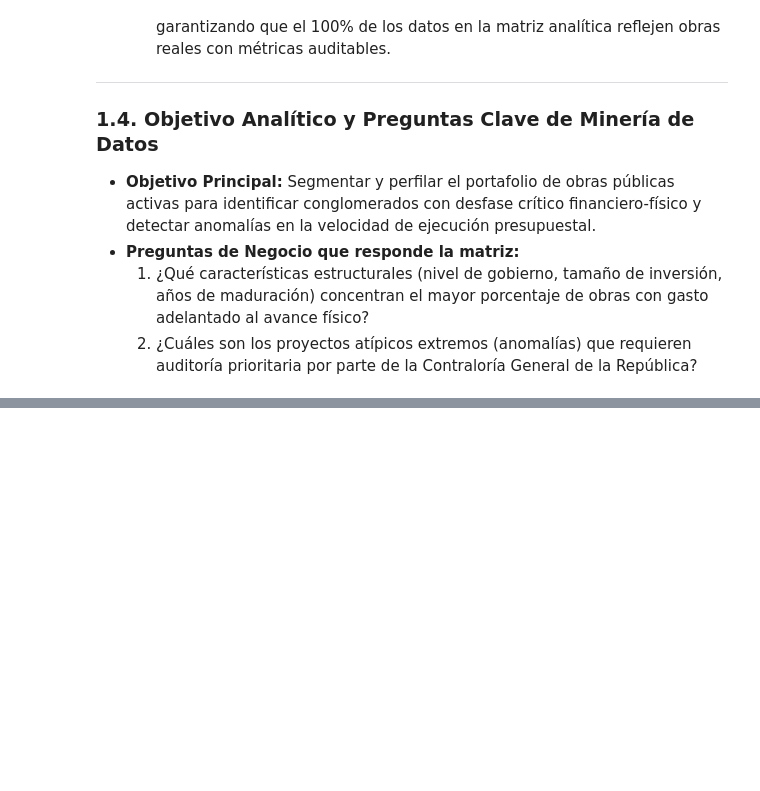
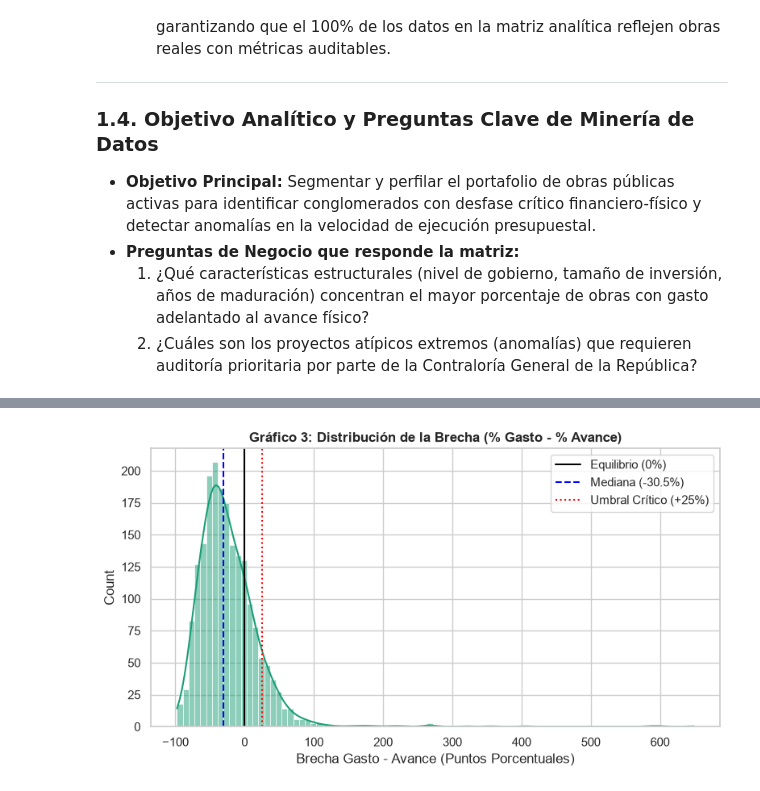
Before and after one commit to RomyUP1411/data-mining-project, a Jupyter notebook: Entrega_2/Entrega_2_Data_Hunters.ipynb, the cells around one changed output, grey strips where cells are left out. Saved outputs shown, nothing was run; the diff lists cells and outputs as text; code cells hidden in the pictures; blank space fills up the shorter version.

```diff
--- a/Entrega_2/Entrega_2_Data_Hunters.ipynb
+++ b/Entrega_2/Entrega_2_Data_Hunters.ipynb
@@ -640,0 +480,13 @@ Dimensiones finales: (1978, 13)
+# %%
+# Gráfico 3: Histograma y Densidad de la Brecha (Gasto - Avance)
+fig3, ax3 = plt.subplots(figsize=(8, 4.5))
+sns.histplot(data=df_eda, x="brecha", kde=True, color="#1b9e77", ax=ax3)
+ax3.axvline(0, color="black", linestyle="-", label="Equilibrio (0%)")
+ax3.axvline(df_eda["brecha"].median(), color="blue", linestyle="--", label=f"Mediana ({df_eda['brecha'].median():.1f}%)")
+ax3.axvline(25, color="red", linestyle=":", label="Umbral Crítico (+25%)")
+ax3.set_title("Gráfico 3: Distribución de la Brecha (% Gasto - % Avance)", fontweight="bold")
+ax3.set_xlabel("Brecha Gasto - Avance (Puntos Porcentuales)")
+ax3.legend()
+plt.show()
+# %% [output]
+[figure, added]
```
Also changed, not shown: parts of 81 cells of this notebook.
